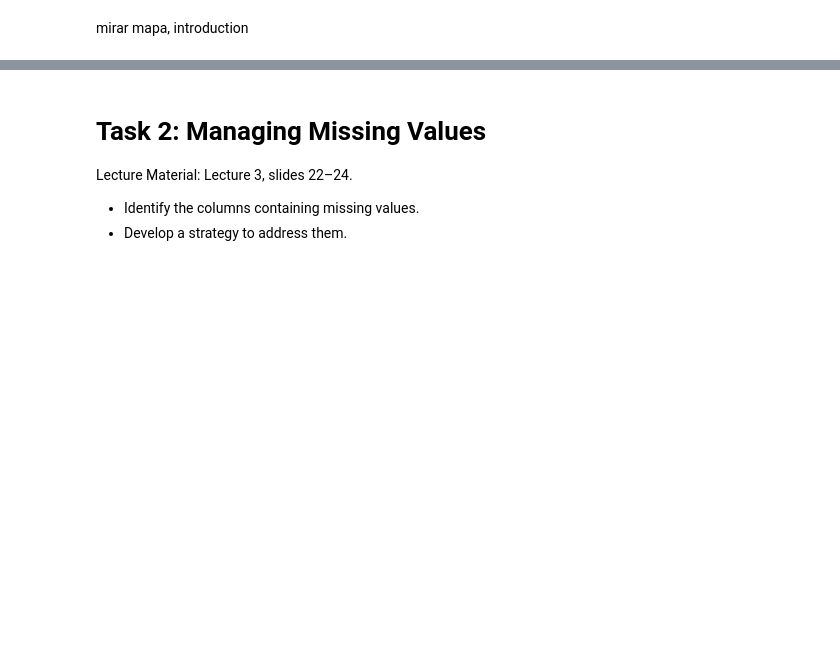
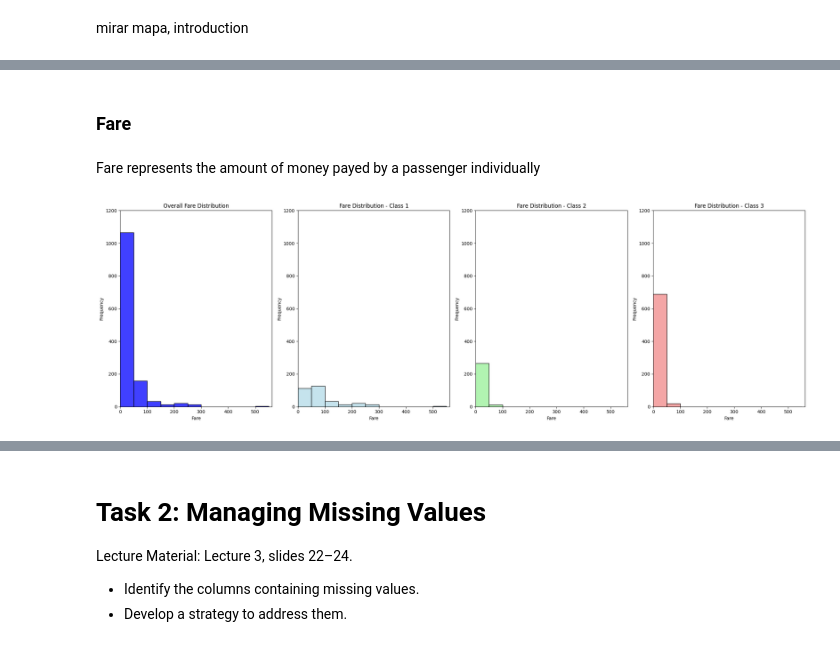
Before and after one commit to catebros/ML-fundamentals-2025, a Jupyter notebook: assignment_1_caterinamaria_barberoros[_barberoros].ipynb, the cells around one changed output, grey strips where cells are left out. Drawn from its saved outputs; the diff is of its cells as text; code cells hidden in the pictures; blank space fills up the shorter version.

```diff
--- a/assignment_1_caterinamaria_barberoros[_barberoros].ipynb
+++ b/assignment_1_caterinamaria_barberoros[_barberoros].ipynb
@@ -127,0 +290,47 @@ S         263.0000
+# %% [markdown]
+### Fare
+# %% [markdown]
+Fare represents the amount of money payed by a passenger individually
+# %%
+fig, axes = plt.subplots(1, 4, figsize=(22, 7))
+
+bin_edges = range(0, int(df['fare'].max()) + 50, 50)
+
+sns.histplot(df['fare'], color='blue', ax=axes[0], bins=bin_edges)
+axes[0].set_title('Overall Fare Distribution')
+axes[0].set_xlabel('Fare')
+axes[0].set_ylabel('Frequency')
+
+# Plot fare distribution for Class 1 (Second plot)
+sns.histplot(df[df['pclass'] == 1]['fare'], color='lightblue', ax=axes[1], bins=bin_edges, alpha=0.7)
+axes[1].set_title('Fare Distribution - Class 1')
+axes[1].set_xlabel('Fare')
+axes[1].set_ylabel('Frequency')
+
+# Plot fare distribution for Class 2 (Third plot)
+sns.histplot(df[df['pclass'] == 2]['fare'], color='lightgreen', ax=axes[2], bins=bin_edges, alpha=0.7)
+axes[2].set_title('Fare Distribution - Class 2')
+axes[2].set_xlabel('Fare')
+axes[2].set_ylabel('Frequency')
+
+# Plot fare distribution for Class 3 (Fourth plot)
+sns.histplot(df[df['pclass'] == 3]['fare'], color='lightcoral', ax=axes[3], bins=bin_edges, alpha=0.7)
+axes[3].set_title('Fare Distribution - Class 3')
+axes[3].set_xlabel('Fare')
+axes[3].set_ylabel('Frequency')
+
+# Apply the same x and y limits to all plots for consistency
+max_fare = df['fare'].max()
+axes[0].set_xlim(0, max_fare + 50)
+axes[1].set_xlim(0, max_fare + 50)
+axes[2].set_xlim(0, max_fare + 50)
+axes[3].set_xlim(0, max_fare + 50)
+axes[0].set_ylim(0, 1200)
+axes[1].set_ylim(0, 1200)
+axes[2].set_ylim(0, 1200)
+axes[3].set_ylim(0, 1200)
+
+plt.tight_layout()
+plt.show()
+# %% [output]
+[figure, added]
```
Also changed, not shown: parts of 75 cells of this notebook.
